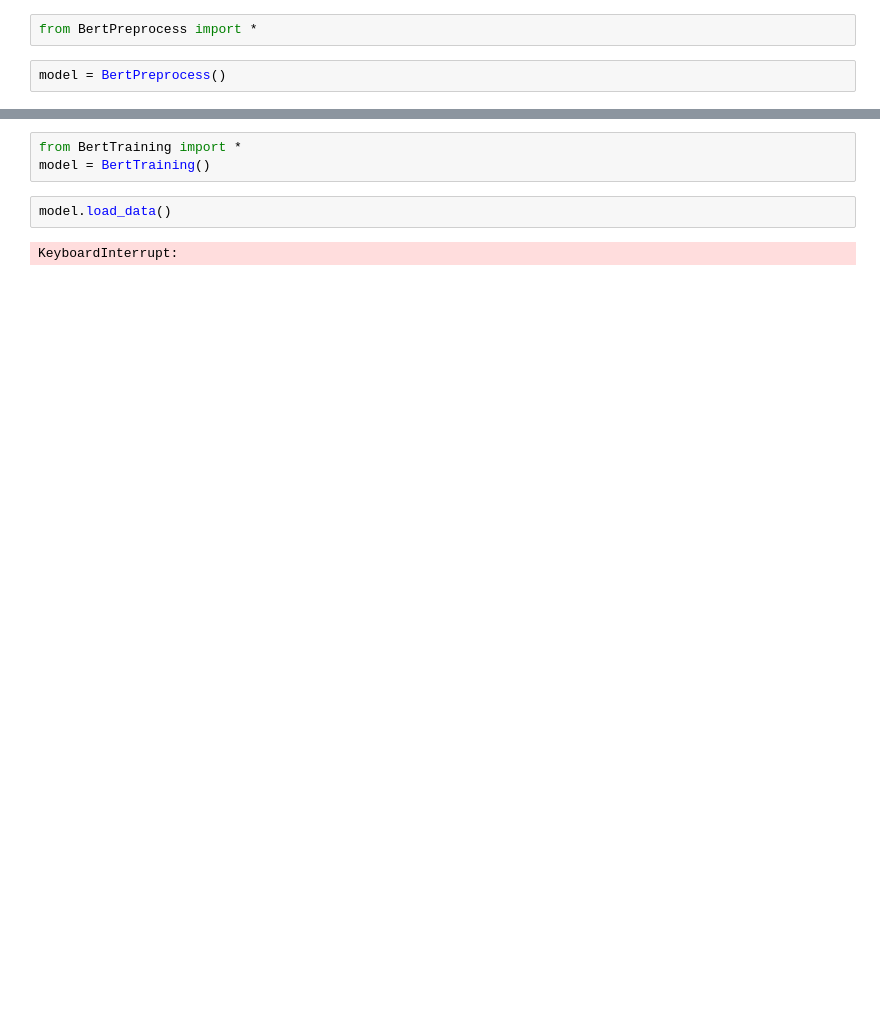
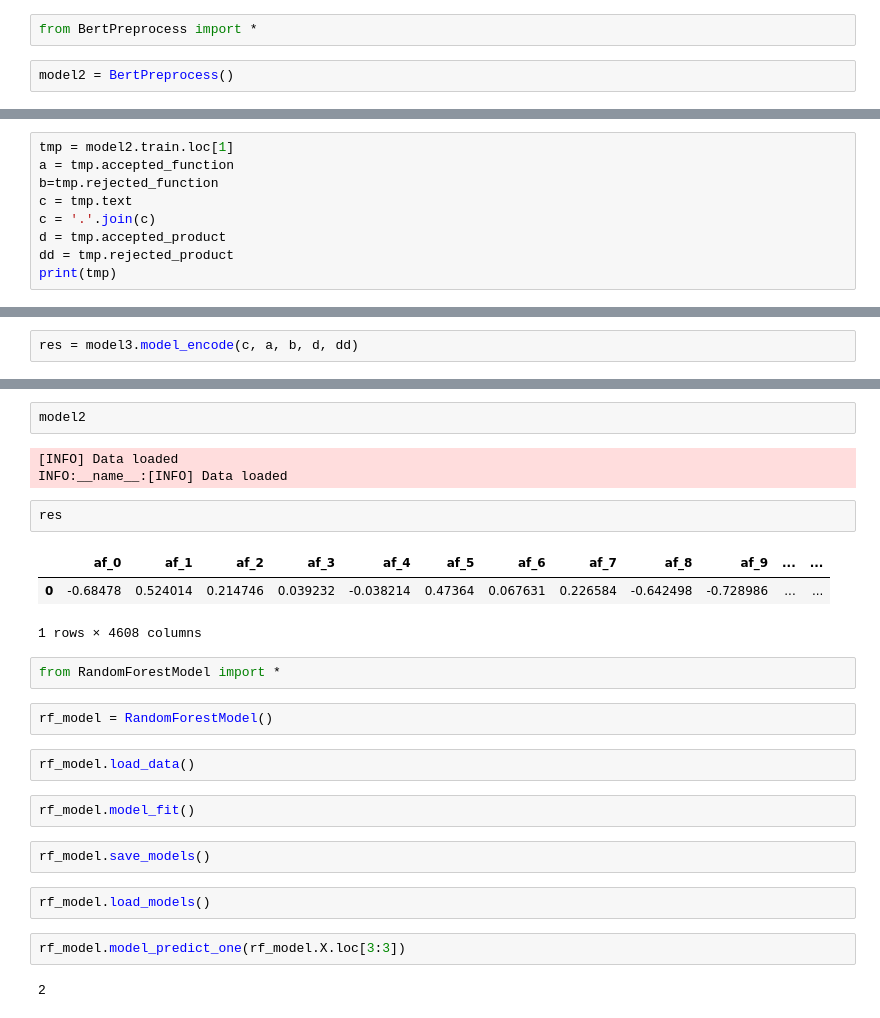
Before and after one commit to trokhymovych/Delloite_hackathon_API, a Jupyter notebook: Module_testing.ipynb, the cells around one changed output, grey strips where cells are left out. Saved outputs shown, nothing was run; the diff lists cells and outputs as text; blank space fills up the shorter version.

```diff
--- a/Module_testing.ipynb
+++ b/Module_testing.ipynb
@@ -1,5 +1,5 @@
 # %%
 from BertPreprocess import *
 # %%
-model = BertPreprocess()
+model2 = BertPreprocess()
 # %%
@@ -12,0 +108,9 @@ model.create_datasets_for_bert()
+# %%
+tmp = model2.train.loc[1]
+a = tmp.accepted_function
+b=tmp.rejected_function
+c = tmp.text
+c = '.'.join(c)
+d = tmp.accepted_product
+dd = tmp.rejected_product
+print(tmp)
@@ -12,0 +128,2 @@ model.create_datasets_for_bert()
+# %%
+res = model3.model_encode(c, a, b, d, dd)
@@ -13,7 +239,27 @@ model.create_datasets_for_bert()
+# %%
+model2
+# %% [output]
+[INFO] Data loaded
+INFO:__name__:[INFO] Data loaded
+# %%
+res
+# %% [output]
+|  | af_0 | af_1 | af_2 | af_3 | af_4 | af_5 | af_6 | af_7 | af_8 | af_9 | ... | ... |
+| 0 | -0.68478 | 0.524014 | 0.214746 | 0.039232 | -0.038214 | 0.47364 | 0.067631 | 0.226584 | -0.642498 | -0.728986 | ... | ... |
+1 rows × 4608 columns
 # %%
-from BertTraining import *
-model = BertTraining()
+from RandomForestModel import *
+# %%
+rf_model = RandomForestModel()
 # %%
-model.load_data()
+rf_model.load_data()
-# %% [output]
-KeyboardInterrupt:
+# %%
+rf_model.model_fit()
+# %%
+rf_model.save_models()
+# %%
+rf_model.load_models()
+# %%
+rf_model.model_predict_one(rf_model.X.loc[3:3])
+# %% [output]
+2
```
Also changed, not shown: parts of 27 cells of this notebook, 11 other files.
